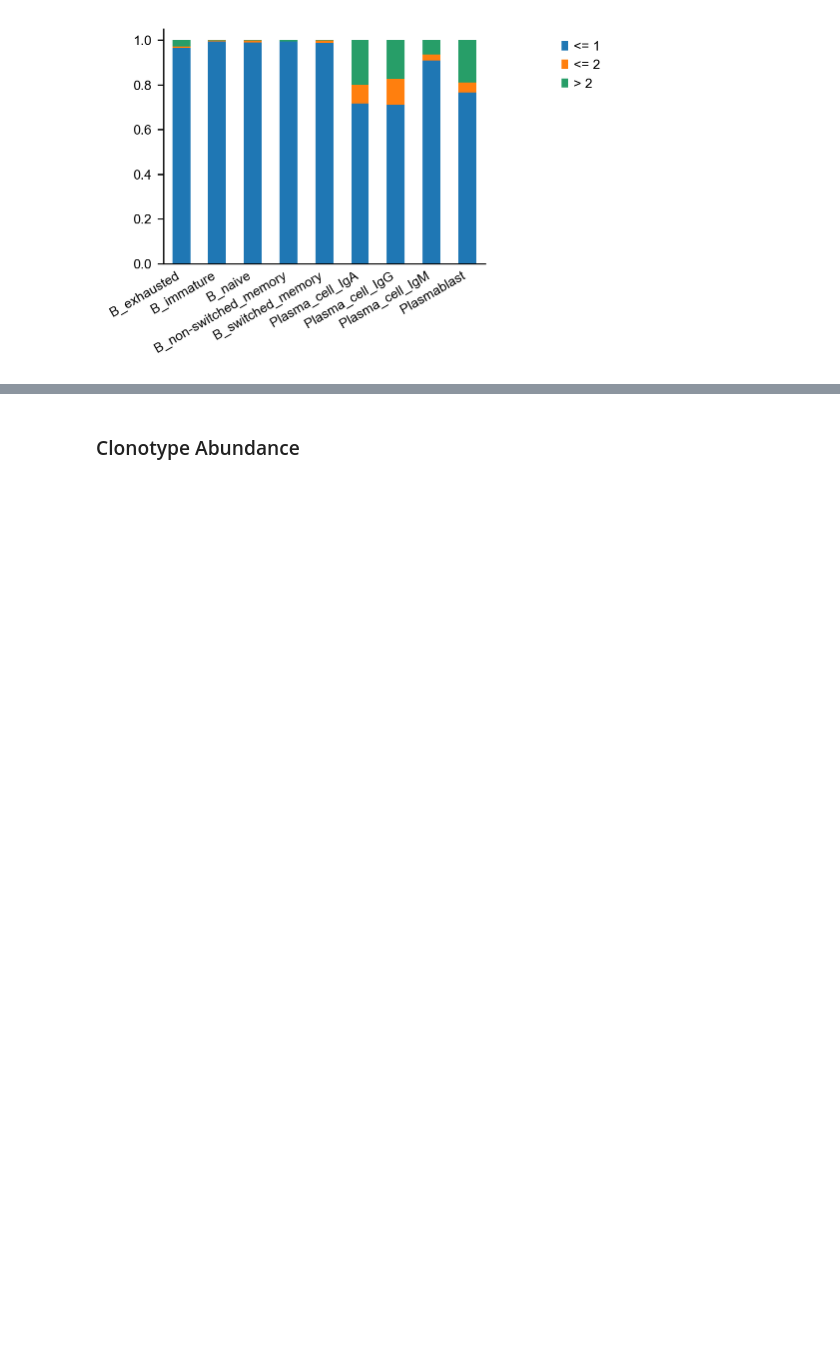
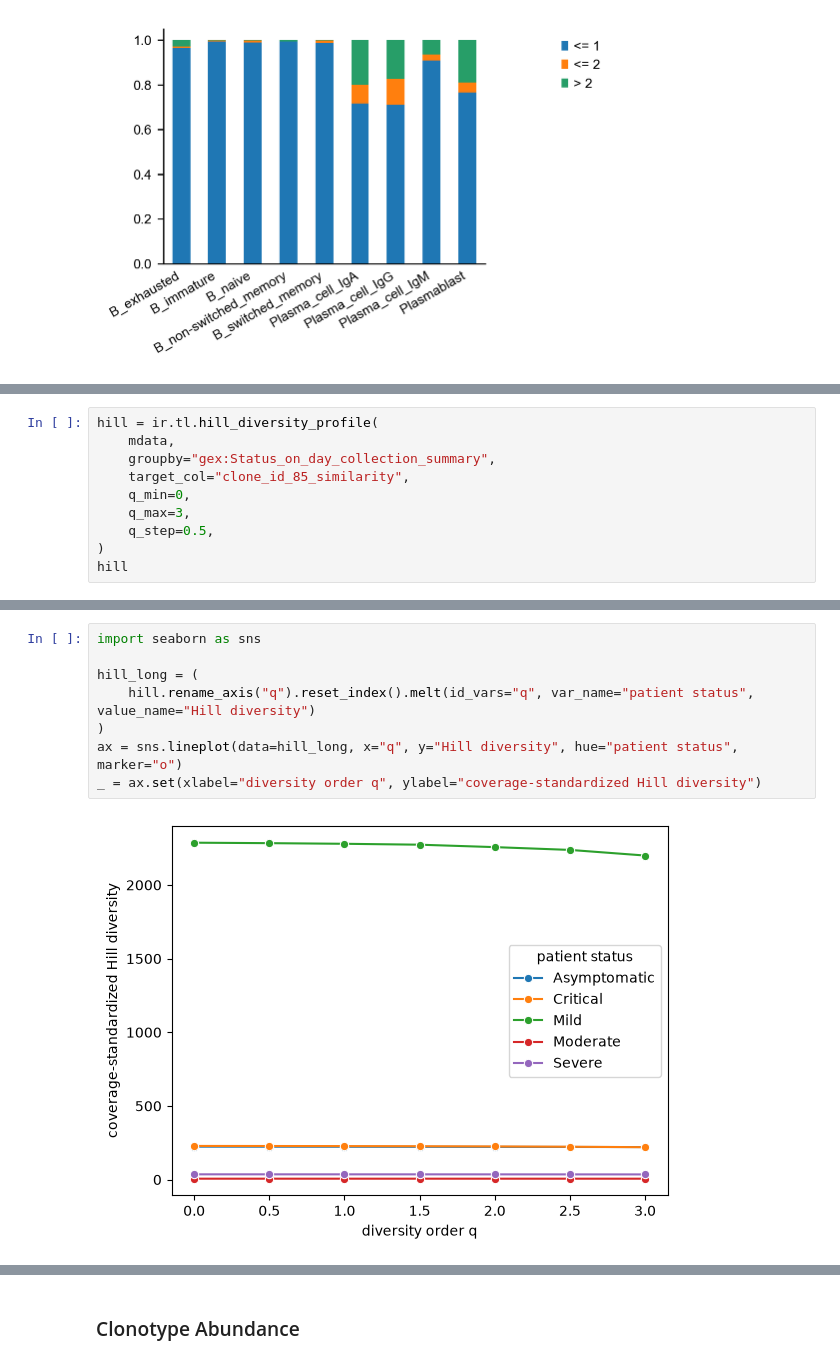
Before and after one commit to scverse/scirpy, a Jupyter notebook: docs/tutorials/tutorial_5k_bcr.ipynb, the cells around one changed output, grey strips where cells are left out. Cells and saved outputs as stored; diff of their text form; blank space fills up the shorter version.

```diff
--- a/docs/tutorials/tutorial_5k_bcr.ipynb
+++ b/docs/tutorials/tutorial_5k_bcr.ipynb
@@ -229,0 +234,10 @@ TODO
+# %%
+hill = ir.tl.hill_diversity_profile(
+    mdata,
+    groupby="gex:Status_on_day_collection_summary",
+    target_col="clone_id_85_similarity",
+    q_min=0,
+    q_max=3,
+    q_step=0.5,
+)
+hill
@@ -229,0 +253,10 @@ TODO
+# %%
+import seaborn as sns
+
+hill_long = (
+    hill.rename_axis("q").reset_index().melt(id_vars="q", var_name="patient status", value_name="Hill diversity")
+)
+ax = sns.lineplot(data=hill_long, x="q", y="Hill diversity", hue="patient status", marker="o")
+_ = ax.set(xlabel="diversity order q", ylabel="coverage-standardized Hill diversity")
+# %% [output]
+[figure, added]
```
Also changed, not shown: parts of 4 cells of this notebook.
